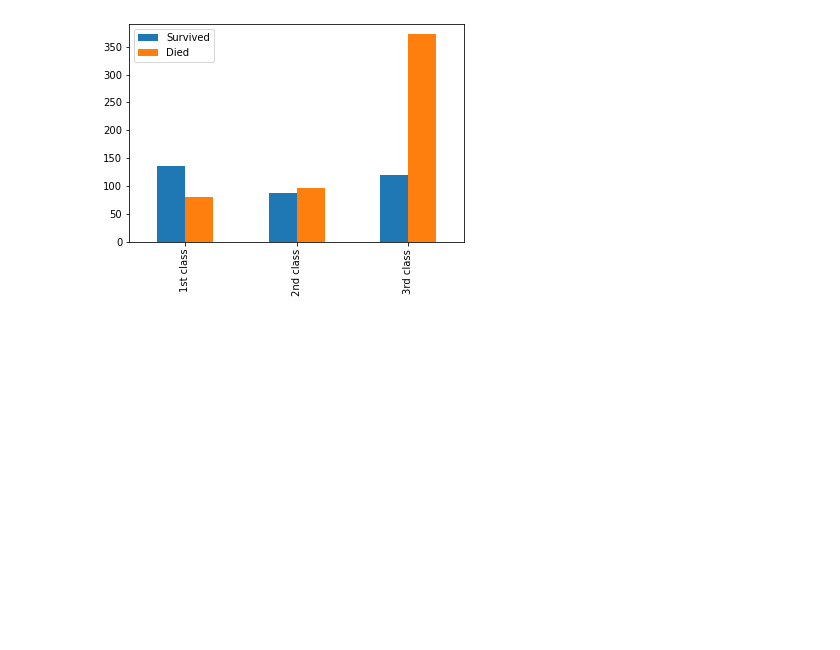
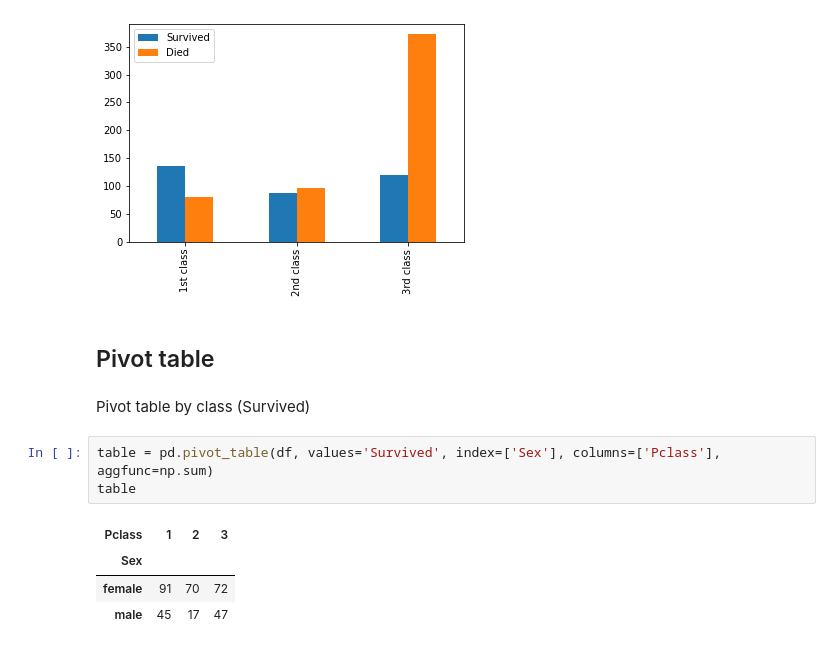
Before and after one commit to JeffreyMoroSR2/Python_Practice, a Jupyter notebook: Pandas_Jupiter.ipynb, the cells around one changed output. Drawn from its saved outputs; the diff is of its cells as text; blank space fills up the shorter version.

```diff
--- a/Pandas_Jupiter.ipynb
+++ b/Pandas_Jupiter.ipynb
@@ -86,3 +88,15 @@ ds.plot.bar()
 # %% [output]
 <AxesSubplot:>
 [figure]
+# %% [markdown]
+## Pivot table
+# %% [markdown]
+Pivot table by class (Survived)
+# %%
+table = pd.pivot_table(df, values='Survived', index=['Sex'], columns=['Pclass'], aggfunc=np.sum)
+table
+# %% [output]
+| Pclass | 1 | 2 | 3 |
+| Sex |  |  |  |
+| female | 91 | 70 | 72 |
+| male | 45 | 17 | 47 |
```
Also changed, not shown: parts of 11 cells of this notebook.
